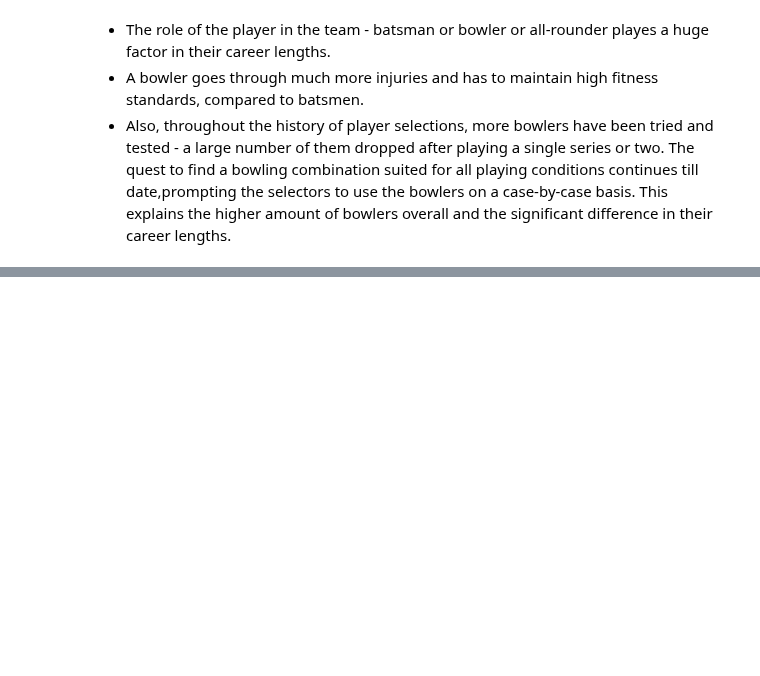
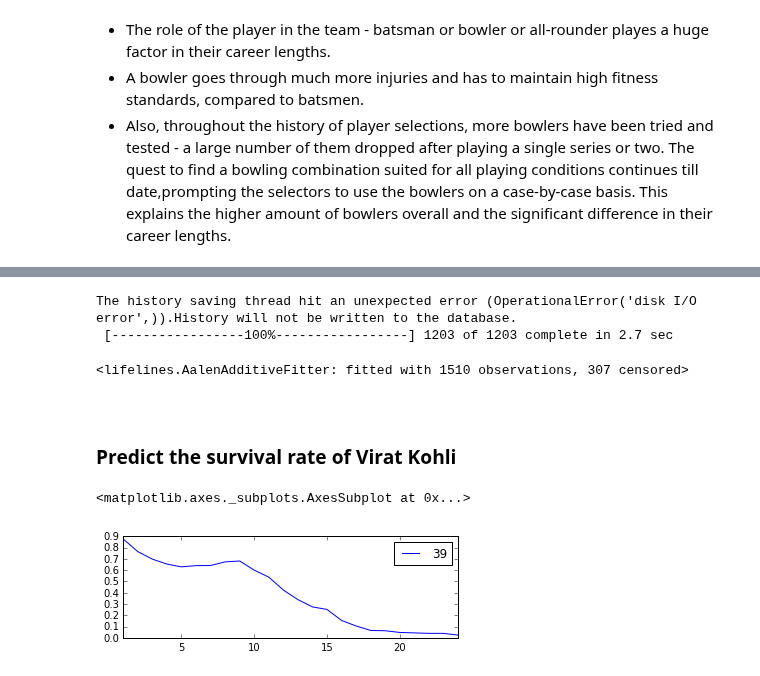
Before and after one commit to keshavramaswamy/ipython-notebooks, a Jupyter notebook: survival_analysis.ipynb, the cells around one changed output, grey strips where cells are left out. Saved outputs shown, nothing was run; the diff lists cells and outputs as text; code cells hidden in the pictures; blank space fills up the shorter version.

Commit message:
added survival regression for kohli n steyn

```diff
--- a/survival_analysis.ipynb
+++ b/survival_analysis.ipynb
@@ -743,0 +776,40 @@ plt.title("Survival curve of ODI Careers among batsmen and bowlers")
+# %%
+import pandas as pd
+df_regression = pd.read_csv('censor_oct2_new.csv')
+df_regression = df_regression.drop('Unnamed: 0', 1);
+type_era = []
+for index, row in df_regression.iterrows():
+    if row.career_start_date < 1989:
+        type_era.append('0')
+    if row.career_start_date >= 1989 and row.career_start_date < 2007:
+        type_era.append('1')
+    if row.career_start_date >= 2007:
+        type_era.append('2')
+df_regression['type_era'] = pd.Series(type_era)
+type_player = list()
+for index, row in df_regression.iterrows():
+    type_player.append(str(row.type_player))
+df_regression['type_player'] = pd.Series(type_player)
+# %%
+import patsy
+X = patsy.dmatrix('country + type_era + type_player -1', df_regression, return_type='dataframe')
+aaf = AalenAdditiveFitter(coef_penalizer=1.0, fit_intercept=True)
+X['T'] = df_regression.career_length
+X['E'] = df_regression.censor
+aaf.fit(X, 'T', event_col='E')
+# %% [output]
+The history saving thread hit an unexpected error (OperationalError('disk I/O error',)).History will not be written to the database.
+ [-----------------100%-----------------] 1203 of 1203 complete in 2.7 sec
+<lifelines.AalenAdditiveFitter: fitted with 1510 observations, 307 censored>
+# %% [markdown]
+<a id='predict_kohli'></a>
+# %% [markdown]
+### Predict the survival rate of Virat Kohli
+# %%
+ix = (df_censor_new['name'] == 'V Kohli')
+kohli = X[ix]
+ax = plt.subplot(2,1,2)
+aaf.predict_survival_function(kohli).plot(ax=ax)
+# %% [output]
+<matplotlib.axes._subplots.AxesSubplot at 0x...>
+[figure, added]
```
Also changed, not shown: parts of 15 cells of this notebook.
